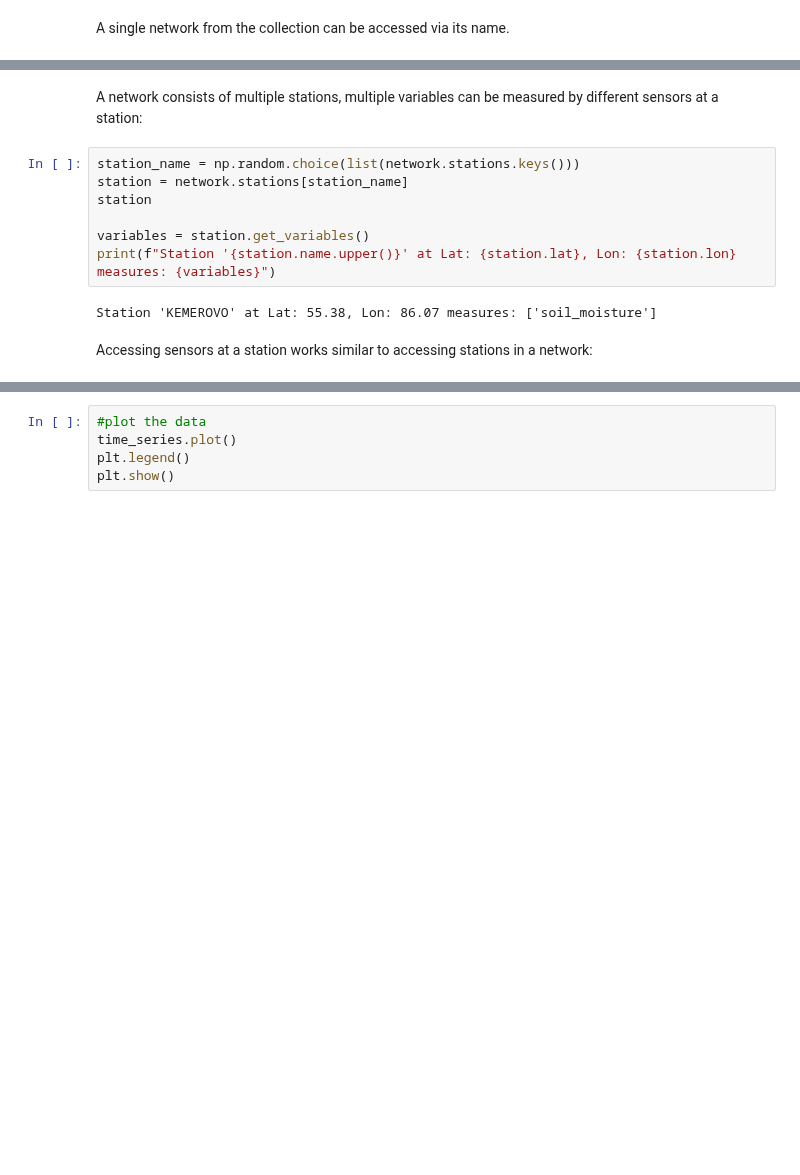
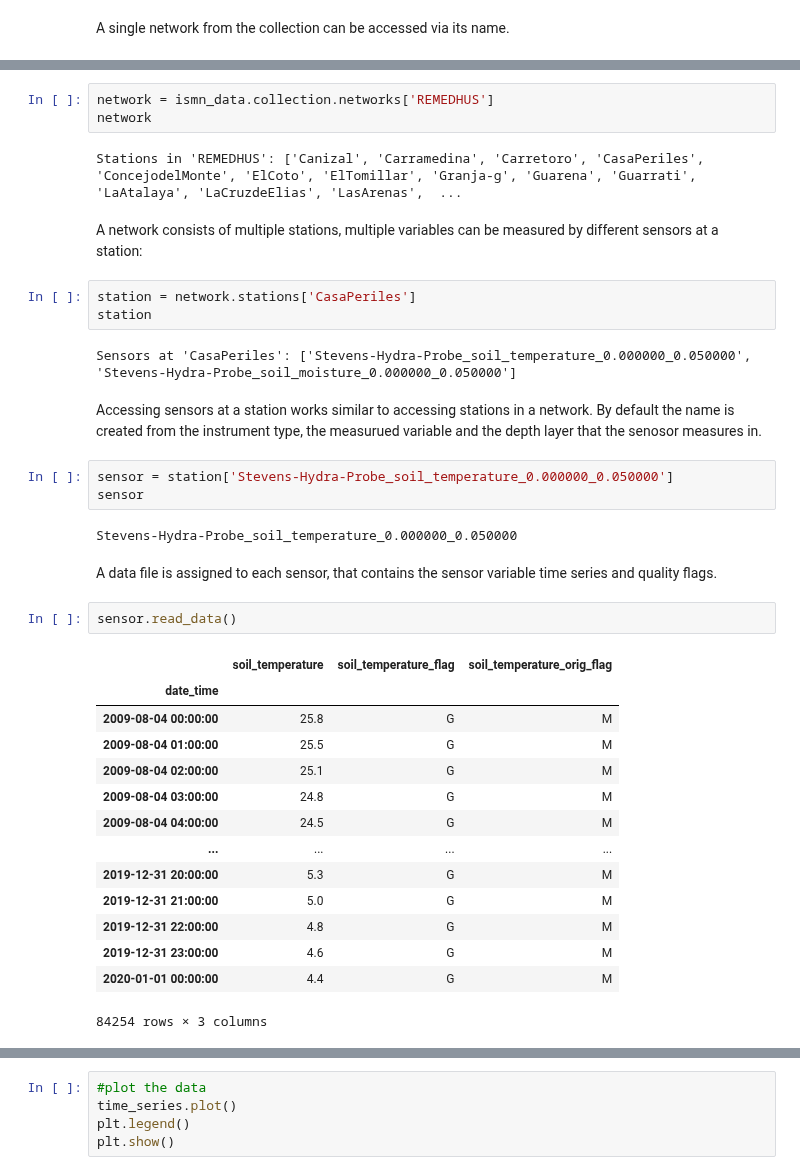
Before and after one commit to TUW-GEO/ismn, a Jupyter notebook: docs/read_and_plot_ismn_data/interface.ipynb, the cells around one changed output, grey strips where cells are left out. Cells and saved outputs as stored; diff of their text form; blank space fills up the shorter version.

```diff
--- a/docs/read_and_plot_ismn_data/interface.ipynb
+++ b/docs/read_and_plot_ismn_data/interface.ipynb
@@ -60,13 +34,38 @@ Network RUSWET-GRASS has 119 stations.
+# %%
+network = ismn_data.collection.networks['REMEDHUS']
+network
+# %% [output]
+Stations in 'REMEDHUS': ['Canizal', 'Carramedina', 'Carretoro', 'CasaPeriles', 'ConcejodelMonte', 'ElCoto', 'ElTomillar', 'Granja-g', 'Guarena', 'Guarrati', 'LaAtalaya', 'LaCruzdeElias', 'LasArenas',  ...
 # %% [markdown]
 A network consists of multiple stations, multiple variables can be measured by different sensors at a station:
-# %%
-station_name = np.random.choice(list(network.stations.keys()))
-station = network.stations[station_name]
-station
-
-variables = station.get_variables()
-print(f"Station '{station.name.upper()}' at Lat: {station.lat}, Lon: {station.lon} measures: {variables}")
-# %% [output]
-Station 'KEMEROVO' at Lat: 55.38, Lon: 86.07 measures: ['soil_moisture']
+# %%
+station = network.stations['CasaPeriles']
+station
+# %% [output]
+Sensors at 'CasaPeriles': ['Stevens-Hydra-Probe_soil_temperature_0.000000_0.050000', 'Stevens-Hydra-Probe_soil_moisture_0.000000_0.050000']
 # %% [markdown]
-Accessing sensors at a station works similar to accessing stations in a network:
+Accessing sensors at a station works similar to accessing stations in a network. By default the name is created from the instrument type, the measurued variable and the depth layer that the senosor measures in.
+# %%
+sensor = station['Stevens-Hydra-Probe_soil_temperature_0.000000_0.050000']
+sensor
+# %% [output]
+Stevens-Hydra-Probe_soil_temperature_0.000000_0.050000
+# %% [markdown]
+A data file is assigned to each sensor, that contains the sensor variable time series and quality flags.
+# %%
+sensor.read_data()
+# %% [output]
+|  | soil_temperature | soil_temperature_flag | soil_temperature_orig_flag |
+| date_time |  |  |  |
+| 2009-08-04 00:00:00 | 25.8 | G | M |
+| 2009-08-04 01:00:00 | 25.5 | G | M |
+| 2009-08-04 02:00:00 | 25.1 | G | M |
+| 2009-08-04 03:00:00 | 24.8 | G | M |
+| 2009-08-04 04:00:00 | 24.5 | G | M |
+| ... | ... | ... | ... |
+| 2019-12-31 20:00:00 | 5.3 | G | M |
+| 2019-12-31 21:00:00 | 5.0 | G | M |
+| 2019-12-31 22:00:00 | 4.8 | G | M |
+| 2019-12-31 23:00:00 | 4.6 | G | M |
+| 2020-01-01 00:00:00 | 4.4 | G | M |
+84254 rows × 3 columns
```
Also changed, not shown: parts of 16 cells of this notebook, 2 other files.
